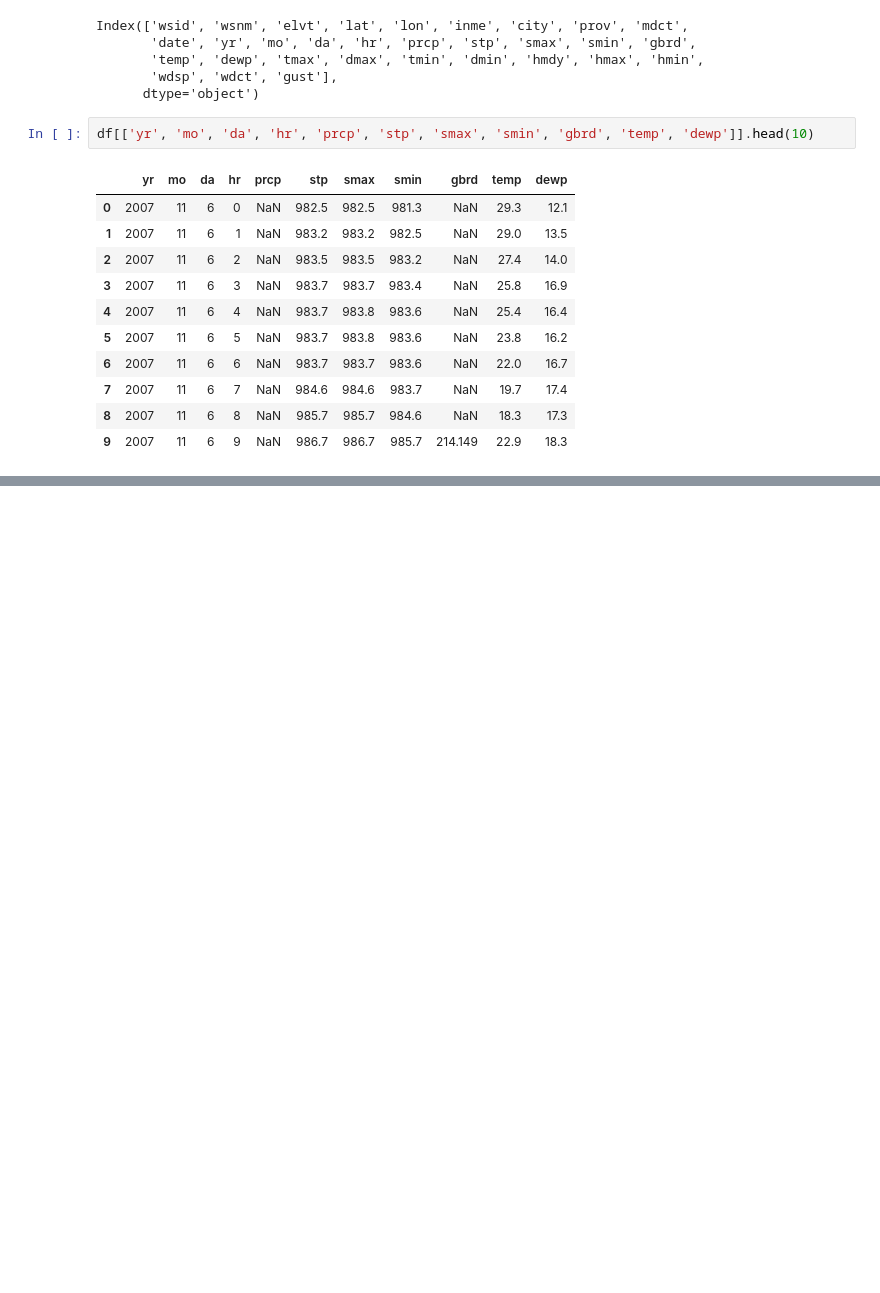
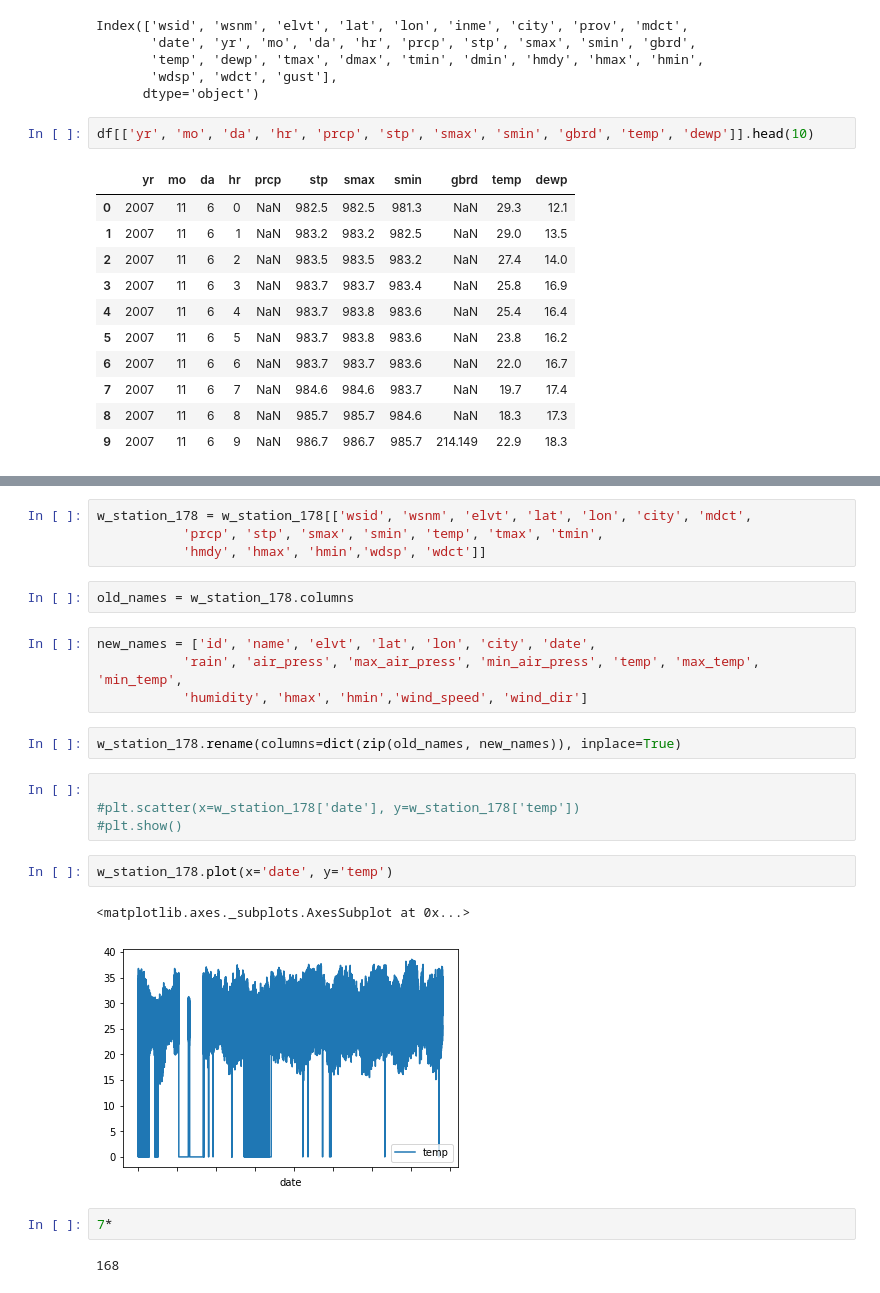
Before and after one commit to sanjayr1/Data_Tools_Brazil_Weather, a Jupyter notebook: Data_exploration.ipynb, the cells around one changed output, grey strips where cells are left out. Cells and saved outputs as stored; diff of their text form; blank space fills up the shorter version.

```diff
--- a/Data_exploration.ipynb
+++ b/Data_exploration.ipynb
@@ -131,0 +272,25 @@ df[['yr', 'mo', 'da', 'hr', 'prcp', 'stp', 'smax', 'smin', 'gbrd', 'temp', 'dewp
+# %%
+w_station_178 = w_station_178[['wsid', 'wsnm', 'elvt', 'lat', 'lon', 'city', 'mdct',
+           'prcp', 'stp', 'smax', 'smin', 'temp', 'tmax', 'tmin',
+           'hmdy', 'hmax', 'hmin','wdsp', 'wdct']]
+# %%
+old_names = w_station_178.columns
+# %%
+new_names = ['id', 'name', 'elvt', 'lat', 'lon', 'city', 'date',
+           'rain', 'air_press', 'max_air_press', 'min_air_press', 'temp', 'max_temp', 'min_temp',
+           'humidity', 'hmax', 'hmin','wind_speed', 'wind_dir']
+# %%
+w_station_178.rename(columns=dict(zip(old_names, new_names)), inplace=True)
+# %%
+
+#plt.scatter(x=w_station_178['date'], y=w_station_178['temp'])
+#plt.show()
+# %%
+w_station_178.plot(x='date', y='temp')
+# %% [output]
+<matplotlib.axes._subplots.AxesSubplot at 0x...>
+[figure, added]
+# %%
+7*
+# %% [output]
+168
```
Also changed, not shown: parts of 44 cells of this notebook.
